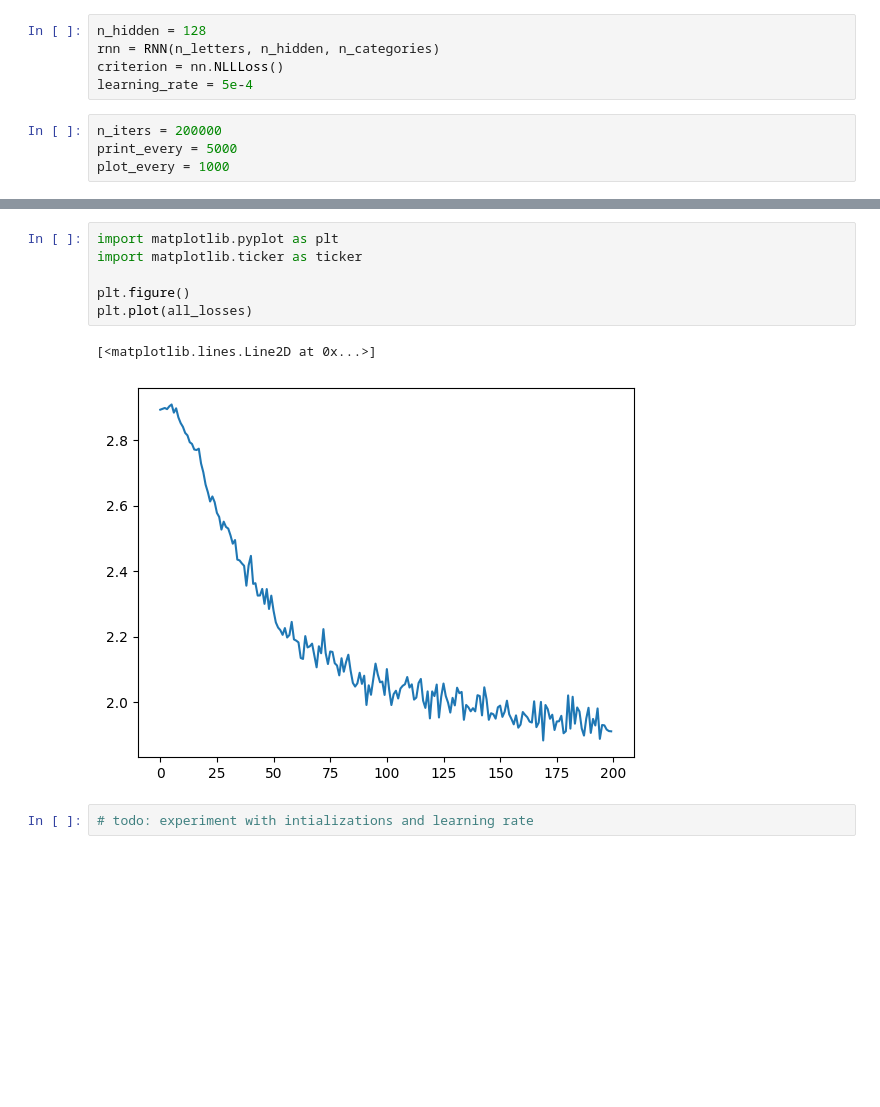
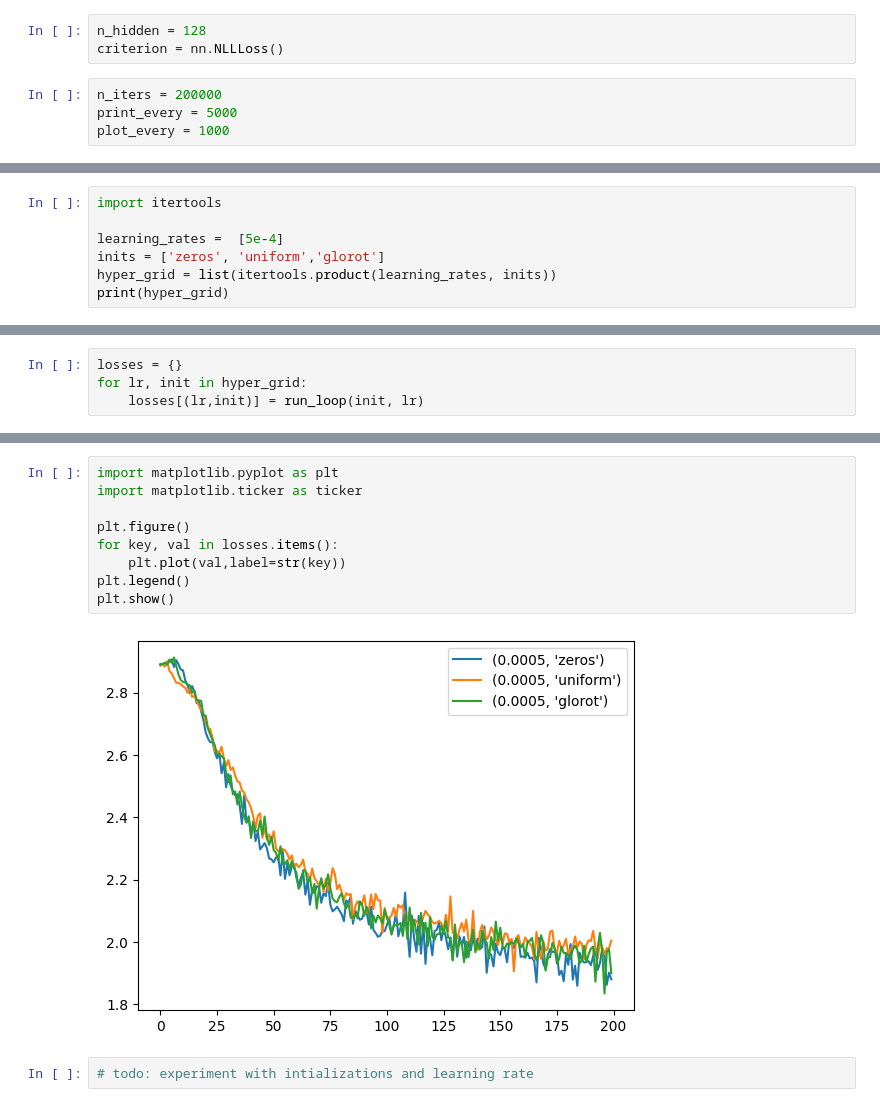
Before and after one commit to annh3/deep_nns, a Jupyter notebook: rnn_notebook.ipynb, the cells around one changed output, grey strips where cells are left out. Drawn from its saved outputs; the diff is of its cells as text; blank space fills up the shorter version.

```diff
--- a/rnn_notebook.ipynb
+++ b/rnn_notebook.ipynb
@@ -20,9 +20,7 @@ all_letters = string.ascii_letters + " .,;'"
 n_letters = len(all_letters)
 # %%
 n_hidden = 128
-rnn = RNN(n_letters, n_hidden, n_categories)
 criterion = nn.NLLLoss()
-learning_rate = 5e-4
 # %%
 n_iters = 200000
 print_every = 5000
@@ -76,0 +60,7 @@ for iter in range(1, n_iters+1):
+# %%
+import itertools
+
+learning_rates =  [5e-4]
+inits = ['zeros', 'uniform','glorot']
+hyper_grid = list(itertools.product(learning_rates, inits))
+print(hyper_grid)
@@ -76,0 +69,4 @@ for iter in range(1, n_iters+1):
+# %%
+losses = {}
+for lr, init in hyper_grid:
+    losses[(lr,init)] = run_loop(init, lr)
@@ -77,11 +91,13 @@ for iter in range(1, n_iters+1):
 # %%
 import matplotlib.pyplot as plt
 import matplotlib.ticker as ticker
 
 plt.figure()
-plt.plot(all_losses)
+for key, val in losses.items():
+    plt.plot(val,label=str(key))
+plt.legend()
+plt.show()
 # %% [output]
-[<matplotlib.lines.Line2D at 0x...>]
-[figure, old version]
+[figure, new version]
 # %%
 # todo: experiment with intializations and learning rate
```
Also changed, not shown: parts of 4 cells of this notebook, 1 other file.
